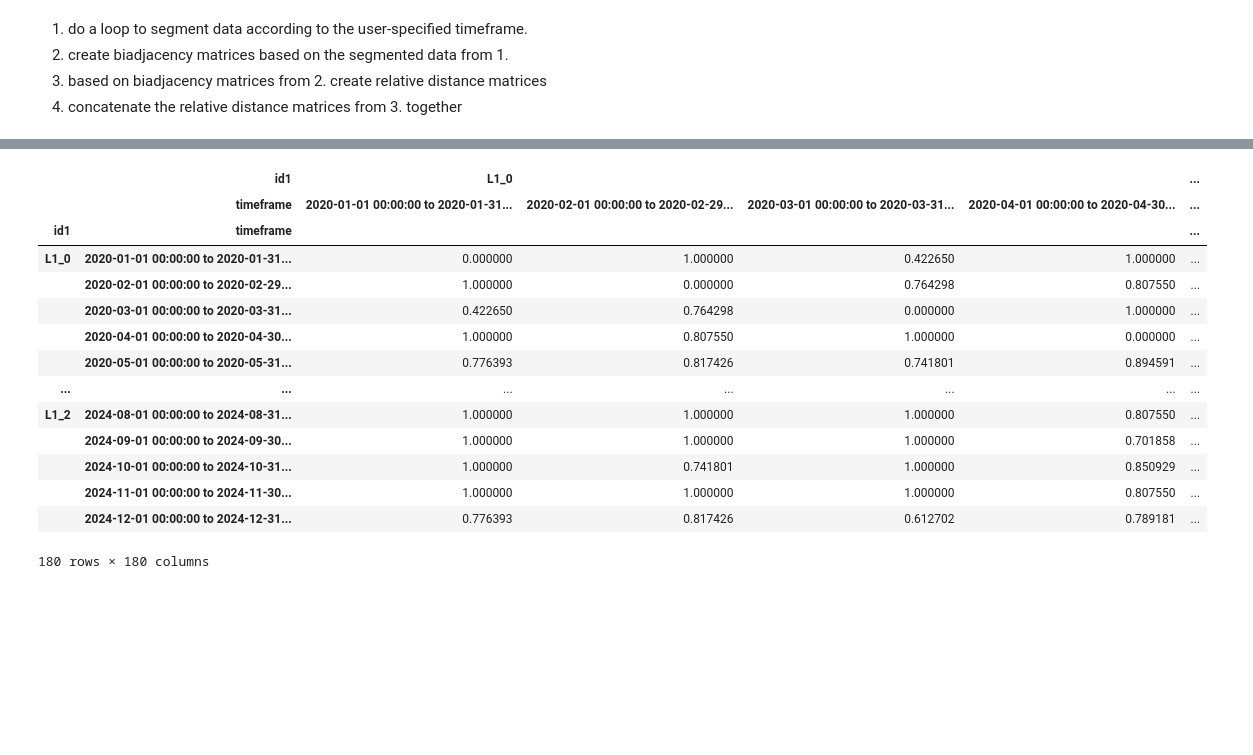
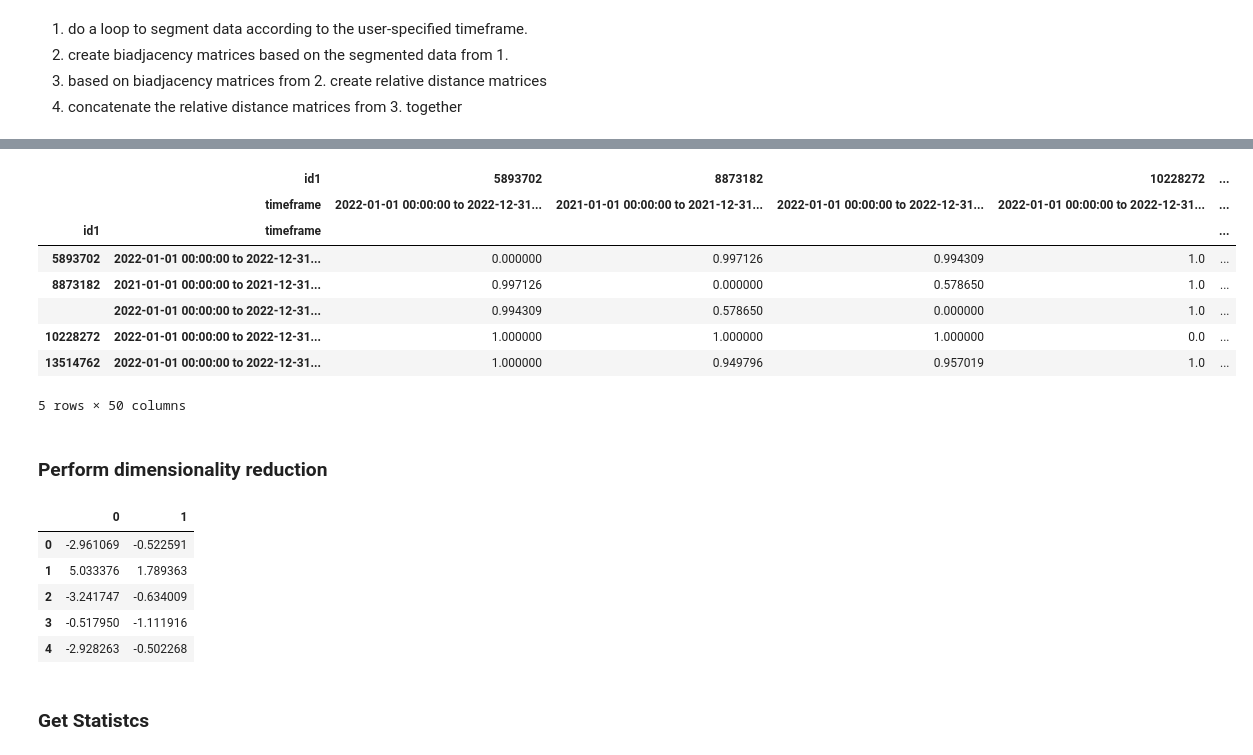
Before and after one commit to SonyCSLParis/STDL, a Jupyter notebook: implementation.ipynb, the cells around one changed output, grey strips where cells are left out. Saved outputs shown, nothing was run; the diff lists cells and outputs as text; code cells hidden in the pictures; blank space fills up the shorter version.

```diff
--- a/implementation.ipynb
+++ b/implementation.ipynb
@@ -227,26 +269,20 @@ biadjacency_matrices
 # %%
 if ABSOLUTE:
     absolute_matrix = compute_absolute_matrix(df)
-    absolute_matrix
+    display(absolute_matrix.head())
 
 else:
     relative_matrix = compute_relative_matrix(biadjacency_matrices, unique_entities, cosine_distances)
-    relative_matrix
+    display(relative_matrix.head())
+# %% [output]
+|  | id1 | 5893702 | 8873182 |  | 10228272 | ... |
+|  | timeframe | 2022-01-01 00:00:00 to 2022-12-31... | 2021-01-01 00:00:00 to 2021-12-31... | 2022-01-01 00:00:00 to 2022-12-31... | 2022-01-01 00:00:00 to 2022-12-31... | ... |
+| id1 | timeframe |  |  |  |  | ... |
+| 5893702 | 2022-01-01 00:00:00 to 2022-12-31... | 0.000000 | 0.997126 | 0.994309 | 1.0 | ... |
+| 8873182 | 2021-01-01 00:00:00 to 2021-12-31... | 0.997126 | 0.000000 | 0.578650 | 1.0 | ... |
+|  | 2022-01-01 00:00:00 to 2022-12-31... | 0.994309 | 0.578650 | 0.000000 | 1.0 | ... |
+| 10228272 | 2022-01-01 00:00:00 to 2022-12-31... | 1.000000 | 1.000000 | 1.000000 | 0.0 | ... |
+| 13514762 | 2022-01-01 00:00:00 to 2022-12-31... | 1.000000 | 0.949796 | 0.957019 | 1.0 | ... |
+5 rows × 50 columns
-# %%
-absolute_matrix
-# %% [output]
-|  | id1 | L1_0 |  |  |  | ... |
-|  | timeframe | 2020-01-01 00:00:00 to 2020-01-31... | 2020-02-01 00:00:00 to 2020-02-29... | 2020-03-01 00:00:00 to 2020-03-31... | 2020-04-01 00:00:00 to 2020-04-30... | ... |
-| id1 | timeframe |  |  |  |  | ... |
-| L1_0 | 2020-01-01 00:00:00 to 2020-01-31... | 0.000000 | 1.000000 | 0.422650 | 1.000000 | ... |
-|  | 2020-02-01 00:00:00 to 2020-02-29... | 1.000000 | 0.000000 | 0.764298 | 0.807550 | ... |
-|  | 2020-03-01 00:00:00 to 2020-03-31... | 0.422650 | 0.764298 | 0.000000 | 1.000000 | ... |
-|  | 2020-04-01 00:00:00 to 2020-04-30... | 1.000000 | 0.807550 | 1.000000 | 0.000000 | ... |
-|  | 2020-05-01 00:00:00 to 2020-05-31... | 0.776393 | 0.817426 | 0.741801 | 0.894591 | ... |
-| ... | ... | ... | ... | ... | ... | ... |
-| L1_2 | 2024-08-01 00:00:00 to 2024-08-31... | 1.000000 | 1.000000 | 1.000000 | 0.807550 | ... |
-|  | 2024-09-01 00:00:00 to 2024-09-30... | 1.000000 | 1.000000 | 1.000000 | 0.701858 | ... |
-|  | 2024-10-01 00:00:00 to 2024-10-31... | 1.000000 | 0.741801 | 1.000000 | 0.850929 | ... |
-|  | 2024-11-01 00:00:00 to 2024-11-30... | 1.000000 | 1.000000 | 1.000000 | 0.807550 | ... |
-|  | 2024-12-01 00:00:00 to 2024-12-31... | 0.776393 | 0.817426 | 0.612702 | 0.789181 | ... |
-180 rows × 180 columns
+# %% [markdown]
+### Perform dimensionality reduction
@@ -253,3 +298,14 @@ absolute_matrix
+# %%
+biadjacency_matrix_pca.head()
+# %% [output]
+|  | 0 | 1 |
+| 0 | -2.961069 | -0.522591 |
+| 1 | 5.033376 | 1.789363 |
+| 2 | -3.241747 | -0.634009 |
+| 3 | -0.517950 | -1.111916 |
+| 4 | -2.928263 | -0.502268 |
+# %% [markdown]
+### Get Statistcs
 # %%
 # # STEP 7
 # for t in relative_matrix.index[1].unique():
```
Also changed, not shown: parts of 14 cells of this notebook.
